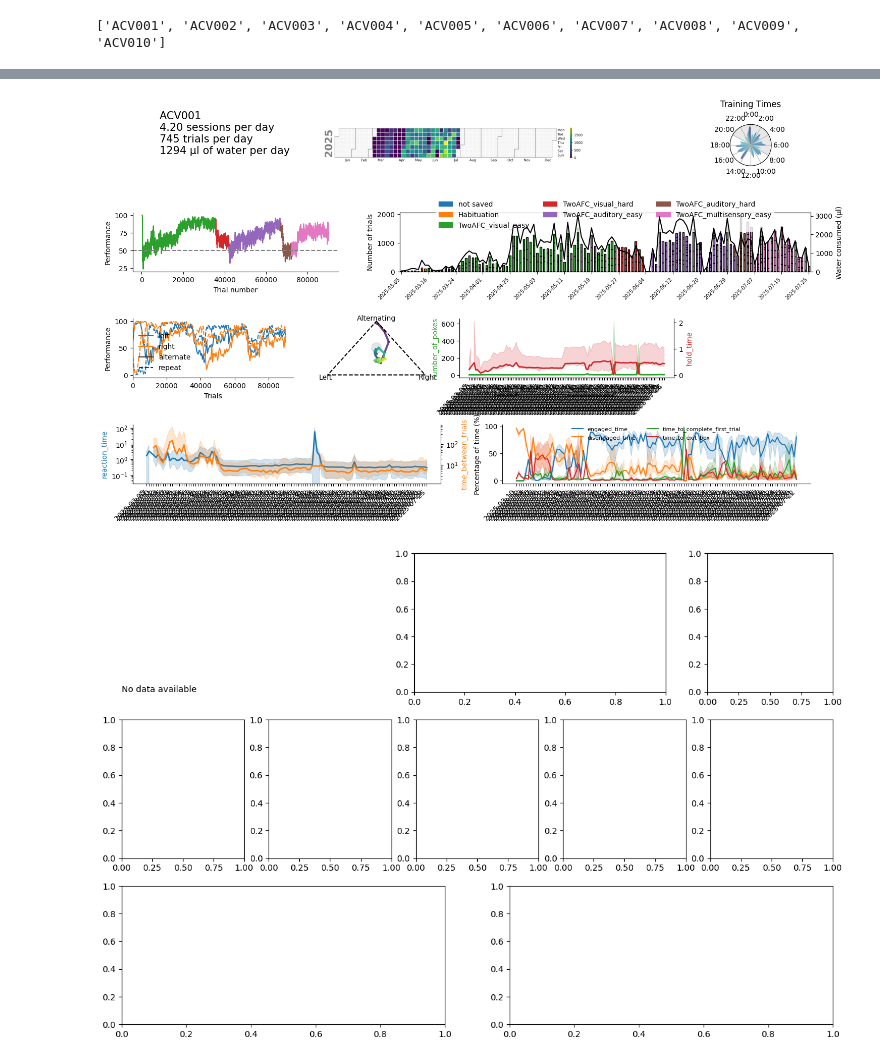
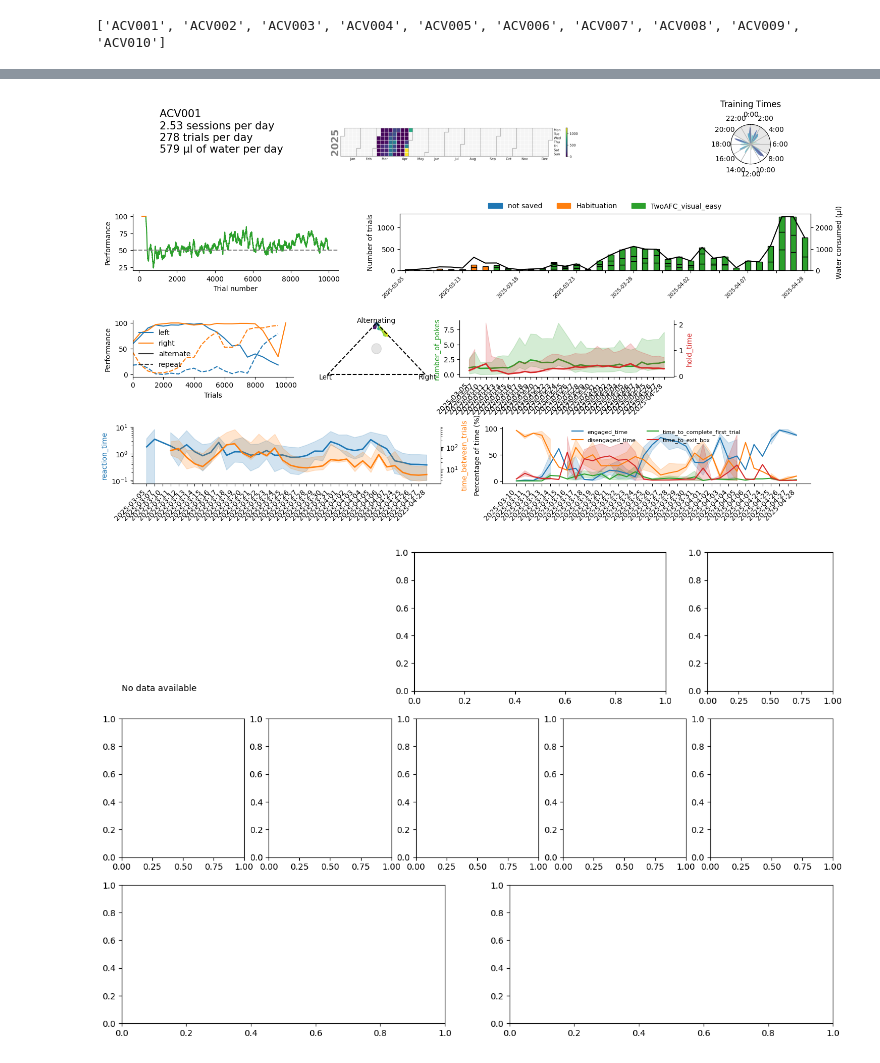
Before and after one commit to LearningCircuitsLab/lecilab-behavior-analysis, a Jupyter notebook: lecilab_behavior_analysis/plot_testing.ipynb, the cells around one changed output, grey strips where cells are left out. Drawn from its saved outputs; the diff is of its cells as text; code cells hidden in the pictures.

```diff
--- a/lecilab_behavior_analysis/plot_testing.ipynb
+++ b/lecilab_behavior_analysis/plot_testing.ipynb
@@ -66,6 +76,3 @@ df = pd.read_csv(local_path / Path(f'{mouse}.csv'), sep=";")
 # %%
-from lecilab_behavior_analysis.figure_maker import subject_progress_figure
-# load events
-events_df = utils.load_all_events(project_name=tv_projects[1])
-fig = subject_progress_figure(df, perf_window=100, summary_matrix_plot=False, events_df=events_df)
+fig = subject_progress_figure(df.head(10000), perf_window=100, summary_matrix_plot=False, events_df=events_df)
 # %% [output]
@@ -78,4 +93,4 @@ No end event found after date 2025-07-25 10:44:47.
-[figure, old version]
+[figure, new version]
 # %%
 # # load the data if cluster is down
 # mouse_path = utils.get_outpath() + "/visual_and_COT_data/sessions/ACV008/ACV008.csv"
```
Also changed, not shown: parts of 3 cells of this notebook, 4 other files.
